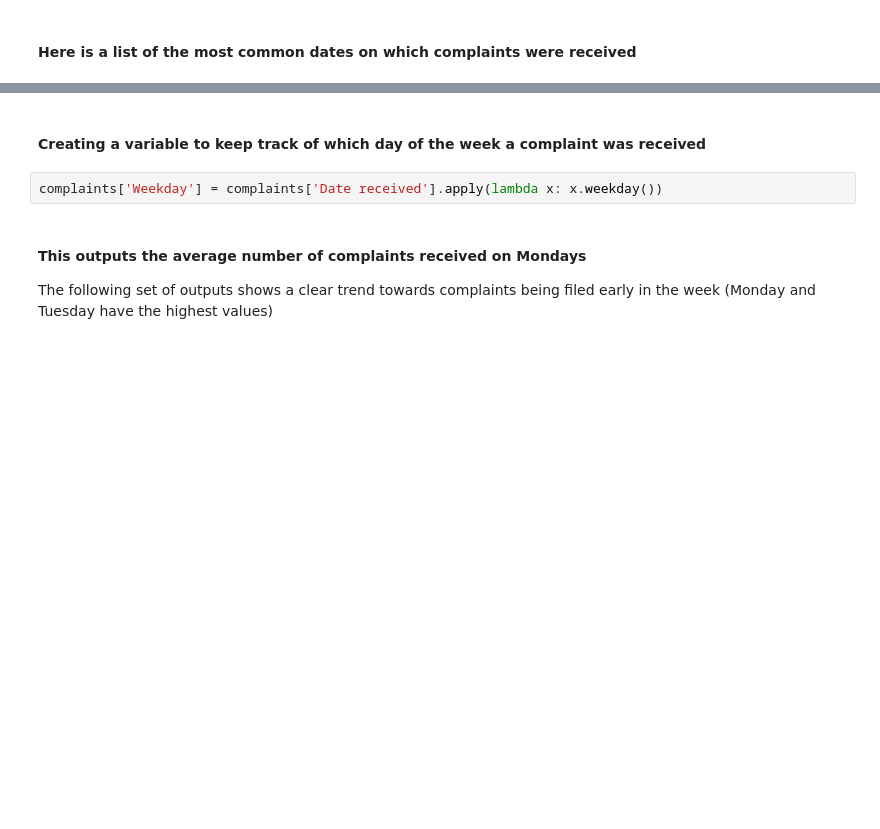
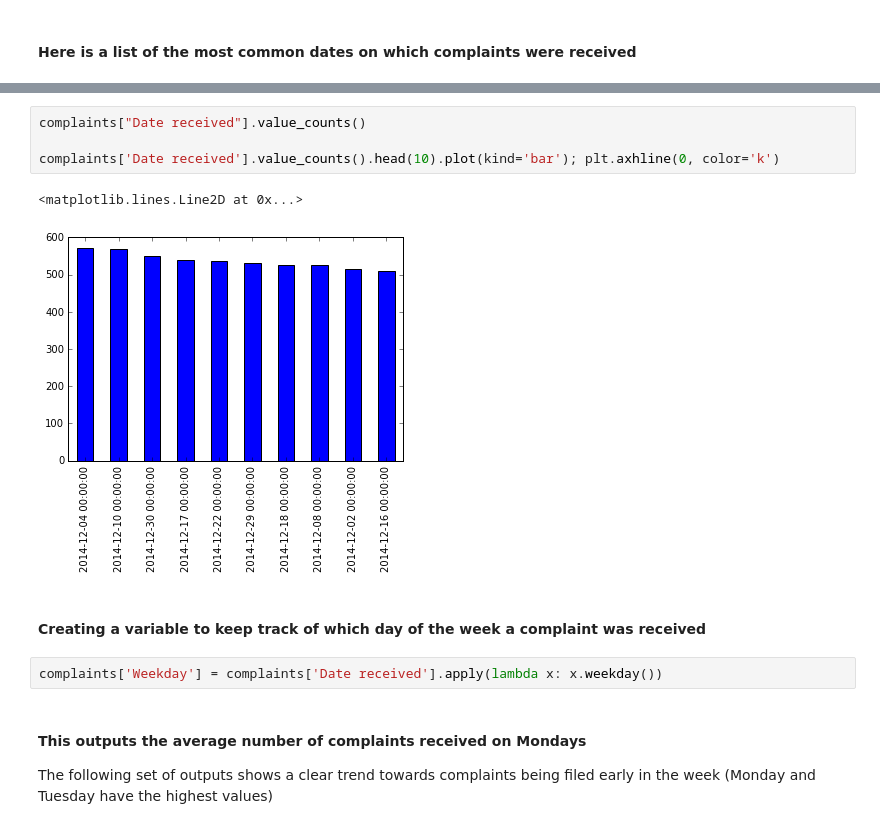
Before and after one commit to gregajohnston/consumer-complaints, a Jupyter notebook: consumer_complaints.ipynb, the cells around one changed output, grey strips where cells are left out. Saved outputs shown, nothing was run; the diff lists cells and outputs as text; blank space fills up the shorter version.

```diff
--- a/consumer_complaints.ipynb
+++ b/consumer_complaints.ipynb
@@ -109,3 +70,10 @@ Name: Date received, dtype: int64
+# %%
+complaints["Date received"].value_counts()
+
+complaints['Date received'].value_counts().head(10).plot(kind='bar'); plt.axhline(0, color='k')
+# %% [output]
+<matplotlib.lines.Line2D at 0x...>
+[figure, added]
 # %% [markdown]
 #### Creating a variable to keep track of which day of the week a complaint was received
 # %%
```
Also changed, not shown: parts of 9 cells of this notebook.
